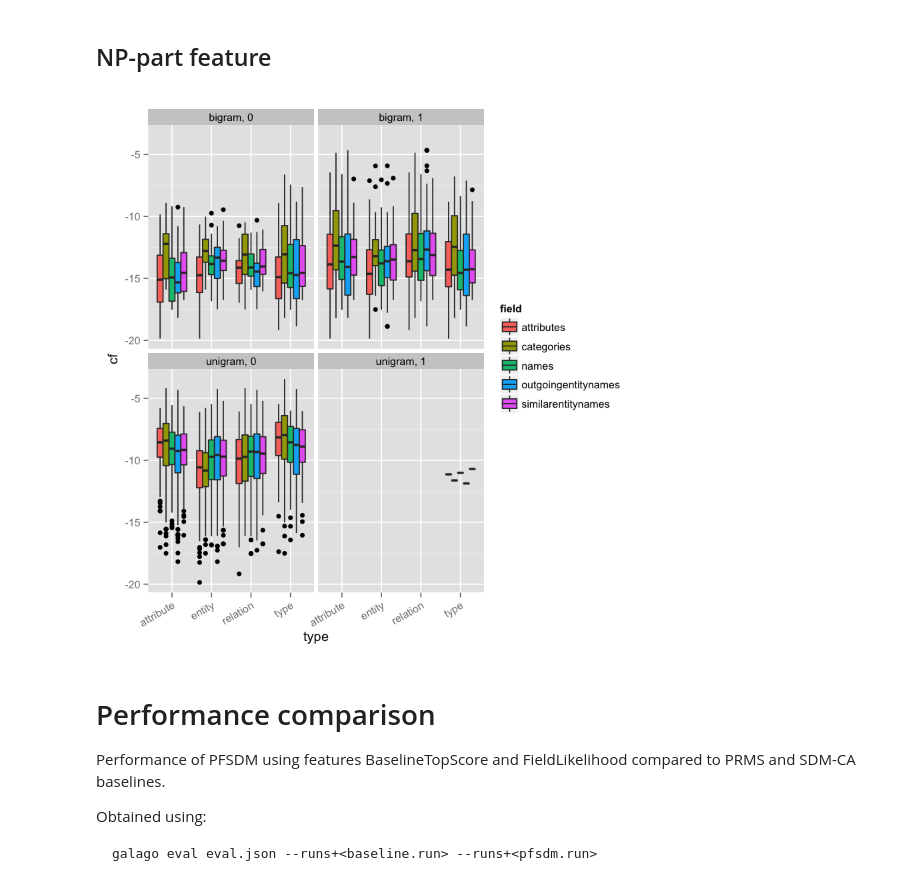
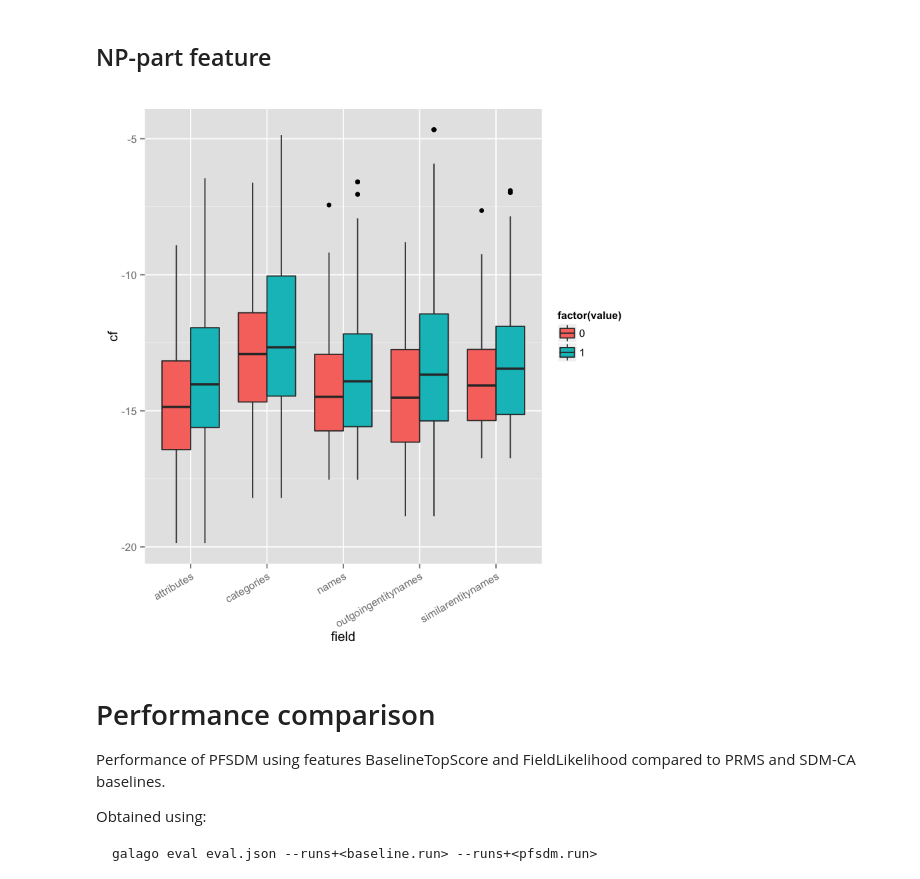
Before and after one commit to teanalab/pfsdm, a Jupyter notebook: reports/report-1.ipynb, the cells around one changed output. Saved outputs shown, nothing was run; the diff lists cells and outputs as text; code cells hidden in the pictures.

```diff
--- a/reports/report-1.ipynb
+++ b/reports/report-1.ipynb
@@ -94,7 +92,7 @@ ggplot(na.omit(merged.nns[,c("cf", "field", "type", "ngramtype", "value")]), aes
 # %% [markdown]
 ## NP-exact feature
 # %%
-merged.np.exact <- merge(filtered.cf, np.exact)
-ggplot(na.omit(merged.np.exact[,c("cf", "field", "type", "ngramtype", "value")]), aes(y = cf, x = type, fill = field)) +
-  geom_boxplot() + facet_wrap(~ngramtype+value) + theme(axis.text.x=element_text(angle=30,hjust=1))
+merged.np.exact <- merge(filtered.cf, np.exact) %>% filter(ngramtype == "bigram")
+ggplot(na.omit(merged.np.exact[,c("cf", "field", "type", "value")]), aes(y = cf, x = field, fill=factor(value))) +
+  geom_boxplot() + theme(axis.text.x=element_text(angle=30,hjust=1))
 # %% [output]
@@ -102,11 +100,11 @@ ggplot(na.omit(merged.np.exact[,c("cf", "field", "type", "ngramtype", "value")])
 # %% [markdown]
 ## NP-part feature
 # %%
-merged.np.part <- merge(filtered.cf, np.part)
-ggplot(na.omit(merged.np.part[,c("cf", "field", "type", "ngramtype", "value")]), aes(y = cf, x = type, fill = field)) +
-  geom_boxplot() + facet_wrap(~ngramtype+value) + theme(axis.text.x=element_text(angle=30,hjust=1))
+merged.np.part <- merge(filtered.cf, np.part) %>% filter(ngramtype == "bigram")
+ggplot(na.omit(merged.np.part[,c("cf", "field", "type", "value")]), aes(y = cf, x = field, fill=factor(value))) +
+  geom_boxplot() + theme(axis.text.x=element_text(angle=30,hjust=1))
 # %% [output]
-[figure, old version]
+[figure, new version]
 # %% [markdown]
 # Performance comparison
 Performance of PFSDM using features BaselineTopScore and FieldLikelihood compared to PRMS and SDM-CA baselines.
```
Also changed, not shown: parts of 6 cells of this notebook, 2 other files.
